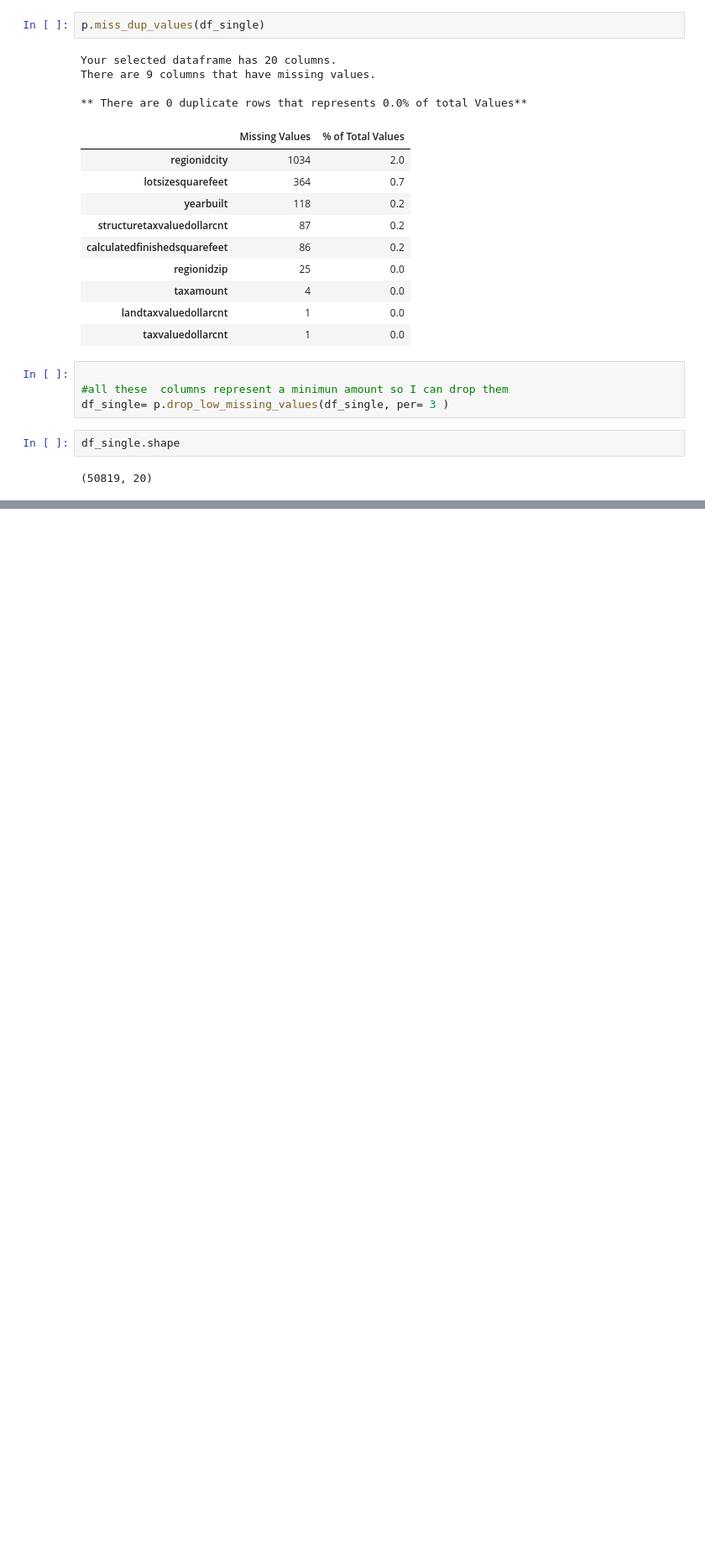
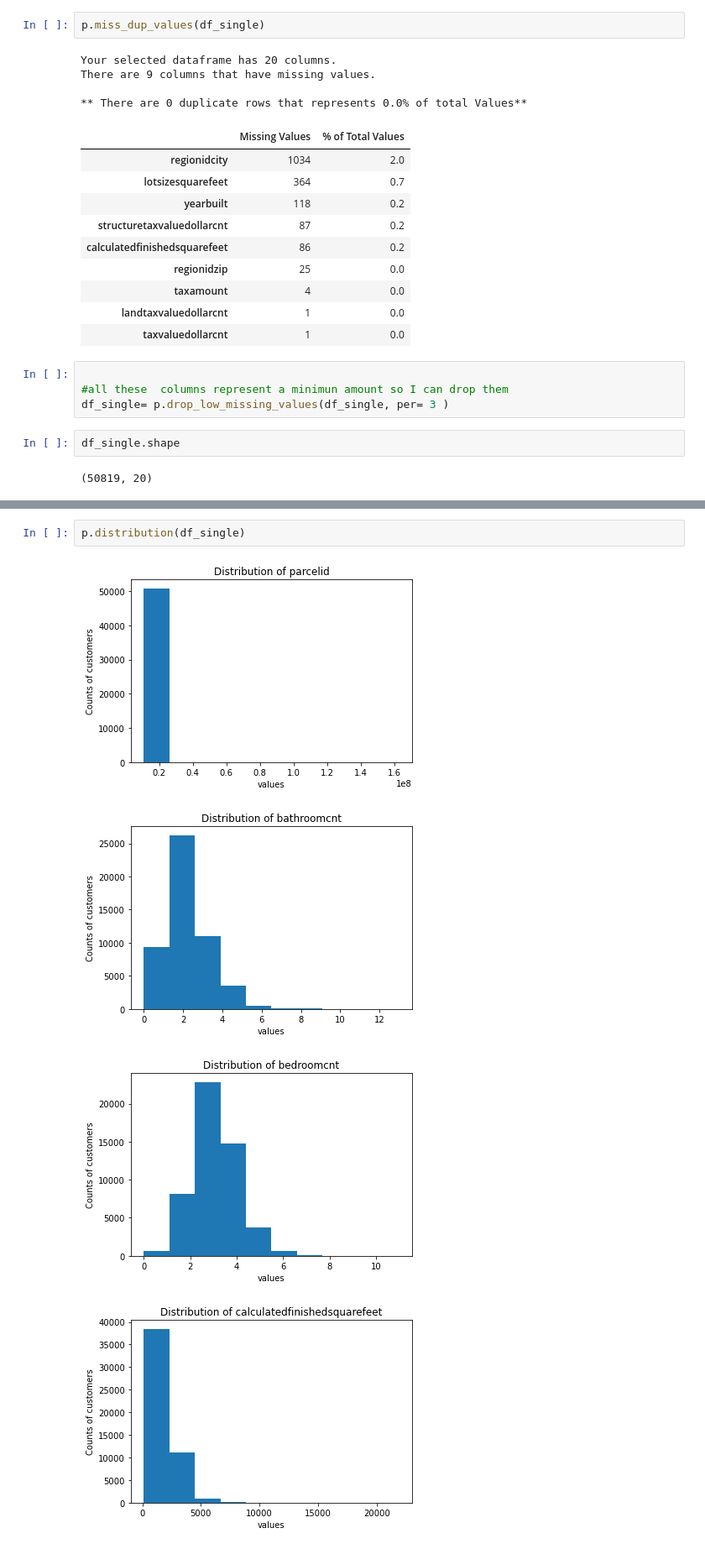
Before and after one commit to cindyvillanuevads/zillow_clustering_project, a Jupyter notebook: zillow_initial.ipynb, the cells around one changed output, grey strips where cells are left out. Shown: that part at 84% size. Cells and saved outputs as stored; diff of their text form; blank space fills up the shorter version.

```diff
--- a/zillow_initial.ipynb
+++ b/zillow_initial.ipynb
@@ -144,0 +173,7 @@ df_single.shape
+# %%
+p.distribution(df_single)
+# %% [output]
+[figure, added]
+[figure, added]
+[figure, added]
+[figure, added]
```
Also changed, not shown: parts of 39 cells of this notebook.
